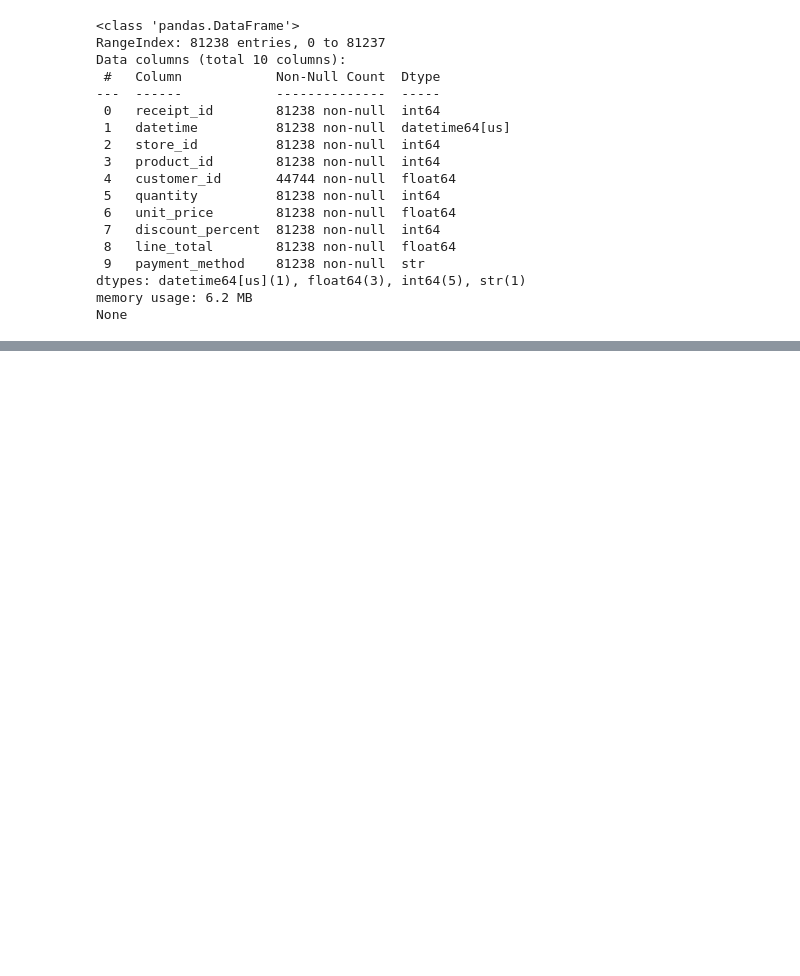
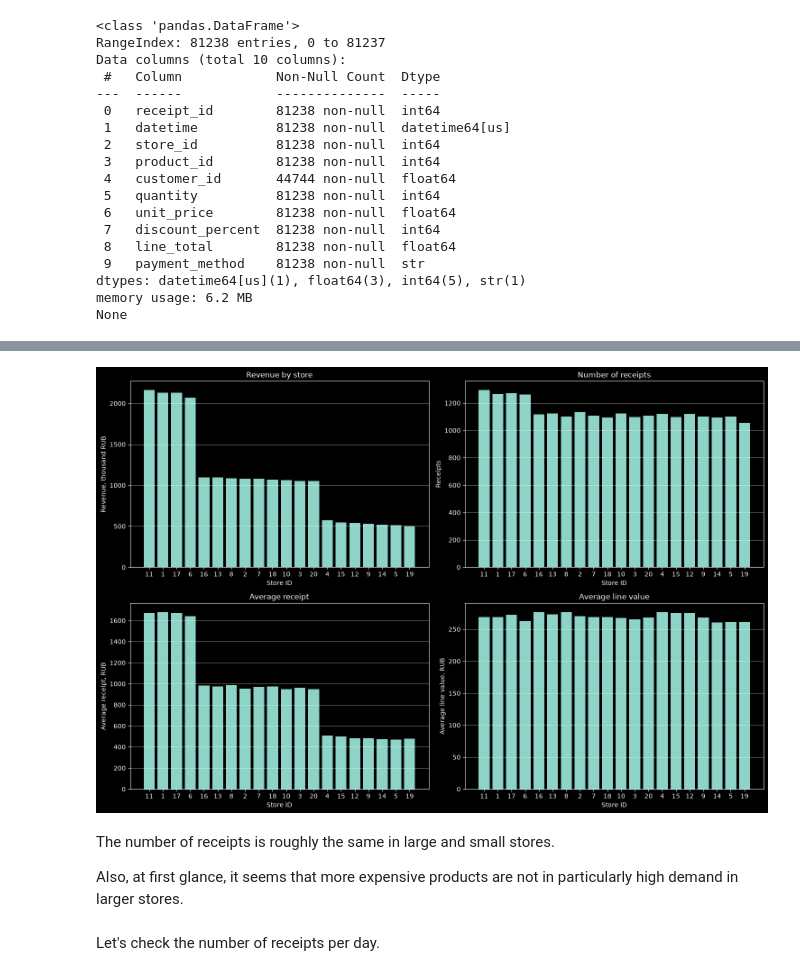
Before and after one commit to TAbramovskaya/dear-neighbour, a Jupyter notebook: python/data_overview.ipynb, the cells around one changed output, grey strips where cells are left out. Cells and saved outputs as stored; diff of their text form; code cells hidden in the pictures; blank space fills up the shorter version.

```diff
--- a/python/data_overview.ipynb
+++ b/python/data_overview.ipynb
@@ -55,0 +81,44 @@ None
+# %%
+store_sales = (
+    sales
+    .groupby('store_id')
+    .agg(
+        revenue=('line_total', 'sum'),
+        receipts=('receipt_id', 'nunique'),
+        lines=('receipt_id', 'count'),
+    )
+    .assign(
+        revenue_K=lambda x: x['revenue'] / 1000,
+        avg_receipt=lambda x: x['revenue'] / x['receipts'],
+        avg_price=lambda x: x['revenue'] / x['lines'],
+    )
+    .sort_values('revenue', ascending=False)
+)
+# %%
+fig, axes = plt.subplots(2, 2, figsize=(15, 10))
+
+metrics = [
+    ('revenue_K', 'Revenue by store', 'Revenue, thousand RUB'),
+    ('receipts', 'Number of receipts', 'Receipts'),
+    ('avg_receipt', 'Average receipt', 'Average receipt, RUB'),
+    ('avg_price', 'Average line value', 'Average line value, RUB')
+]
+
+for ax, (column, title, ylabel) in zip(axes.flat, metrics):
+    ax.bar(store_sales.index.astype(str), store_sales[column])
+
+    ax.set_title(title, fontsize=12)
+    ax.set_xlabel('Store ID')
+    ax.set_ylabel(ylabel)
+    ax.grid(axis='y', alpha=0.5)
+
+plt.tight_layout()
+plt.show()
+# %% [output]
+[figure, added]
+# %% [markdown]
+The number of receipts is roughly the same in large and small stores.
+
+Also, at first glance, it seems that more expensive products are not in particularly high demand in larger stores.
+# %% [markdown]
+Let's check the number of receipts per day.
```
Also changed, not shown: parts of 10 cells of this notebook.
